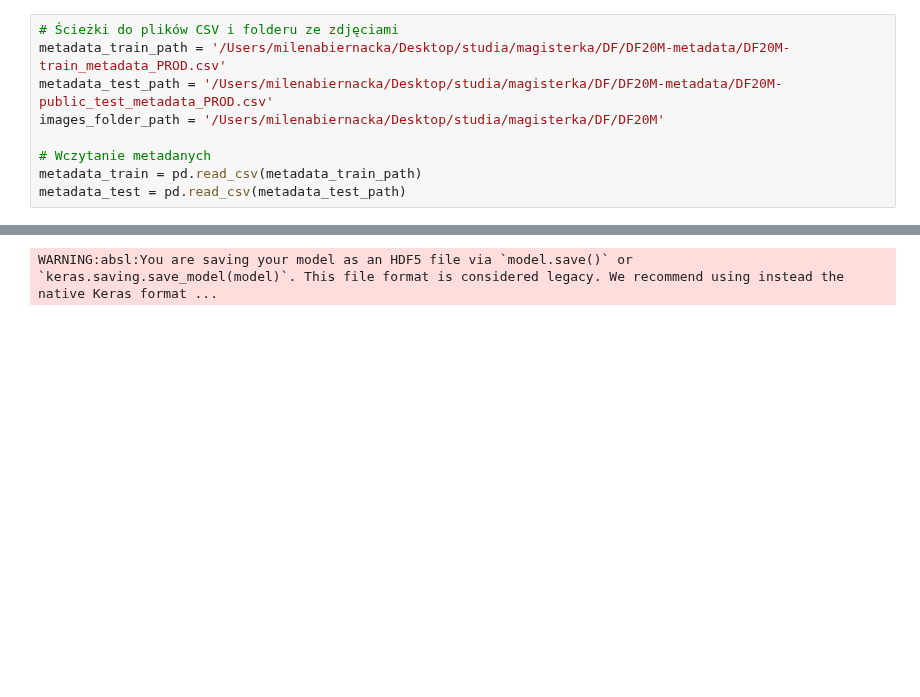
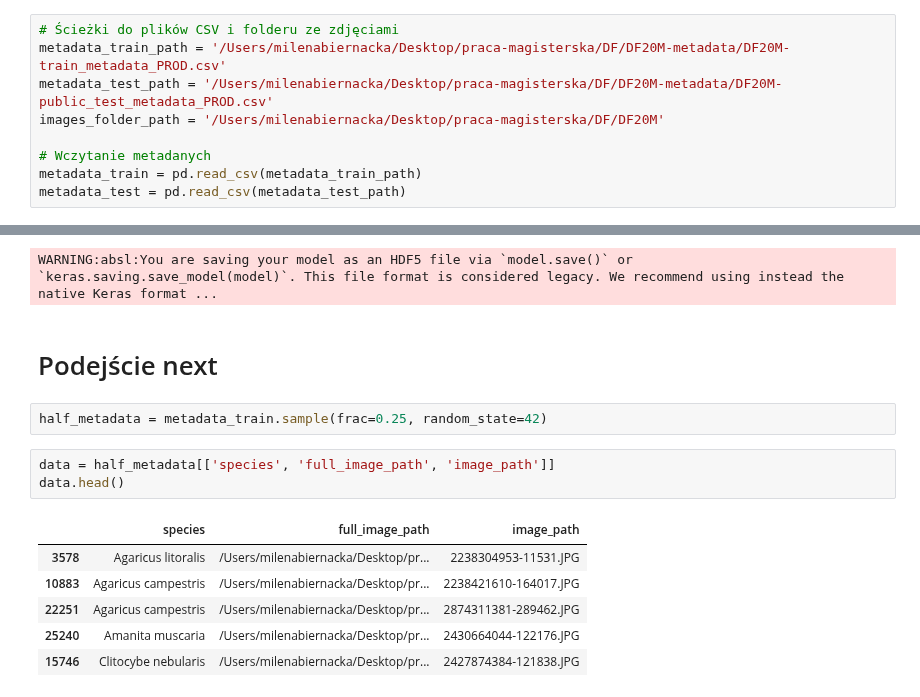
Before and after one commit to mbiernacka/Mushroom-classification, a Jupyter notebook: danish_fungi.ipynb, the cells around one changed output, grey strips where cells are left out. Saved outputs shown, nothing was run; the diff lists cells and outputs as text; blank space fills up the shorter version.

```diff
--- a/danish_fungi.ipynb
+++ b/danish_fungi.ipynb
@@ -13,9 +13,9 @@ import numpy as np
 Wykorzystany zbiór: https://sites.google.com/view/danish-fungi-dataset
 # %%
 # Ścieżki do plików CSV i folderu ze zdjęciami
-metadata_train_path = '/Users/milenabiernacka/Desktop/studia/magisterka/DF/DF20M-metadata/DF20M-train_metadata_PROD.csv'
-metadata_test_path = '/Users/milenabiernacka/Desktop/studia/magisterka/DF/DF20M-metadata/DF20M-public_test_metadata_PROD.csv'
-images_folder_path = '/Users/milenabiernacka/Desktop/studia/magisterka/DF/DF20M'
+metadata_train_path = '/Users/milenabiernacka/Desktop/praca-magisterska/DF/DF20M-metadata/DF20M-train_metadata_PROD.csv'
+metadata_test_path = '/Users/milenabiernacka/Desktop/praca-magisterska/DF/DF20M-metadata/DF20M-public_test_metadata_PROD.csv'
+images_folder_path = '/Users/milenabiernacka/Desktop/praca-magisterska/DF/DF20M'
 
 # Wczytanie metadanych
 metadata_train = pd.read_csv(metadata_train_path)
@@ -585,3 +585,17 @@ Test Accuracy: 0.0006295907660387456
 model.save('/Users/milenabiernacka/Desktop/praca-magisterska/Mushroom-classification/models/model_10epochs_MobileNetV2/model1.h5')  # Zapisuje model w folderze SavedModel
 # %% [output]
 WARNING:absl:You are saving your model as an HDF5 file via `model.save()` or `keras.saving.save_model(model)`. This file format is considered legacy. We recommend using instead the native Keras format ...
+# %% [markdown]
+# Podejście next
+# %%
+half_metadata = metadata_train.sample(frac=0.25, random_state=42)
+# %%
+data = half_metadata[['species', 'full_image_path', 'image_path']]
+data.head()
+# %% [output]
+|  | species | full_image_path | image_path |
+| 3578 | Agaricus litoralis | /Users/milenabiernacka/Desktop/pr... | 2238304953-11531.JPG |
+| 10883 | Agaricus campestris | /Users/milenabiernacka/Desktop/pr... | 2238421610-164017.JPG |
+| 22251 | Agaricus campestris | /Users/milenabiernacka/Desktop/pr... | 2874311381-289462.JPG |
+| 25240 | Amanita muscaria | /Users/milenabiernacka/Desktop/pr... | 2430664044-122176.JPG |
+| 15746 | Clitocybe nebularis | /Users/milenabiernacka/Desktop/pr... | 2427874384-121838.JPG |
```
Also changed, not shown: parts of 13 cells of this notebook, 1 other file.
